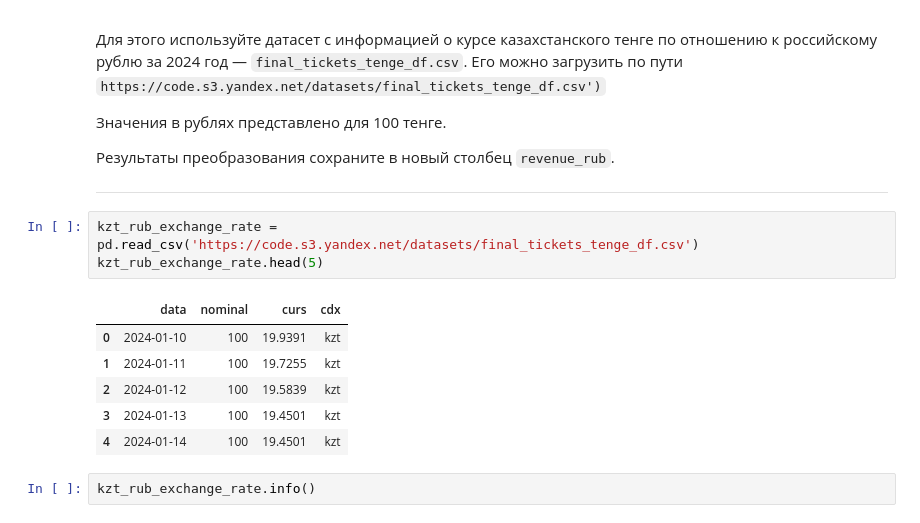
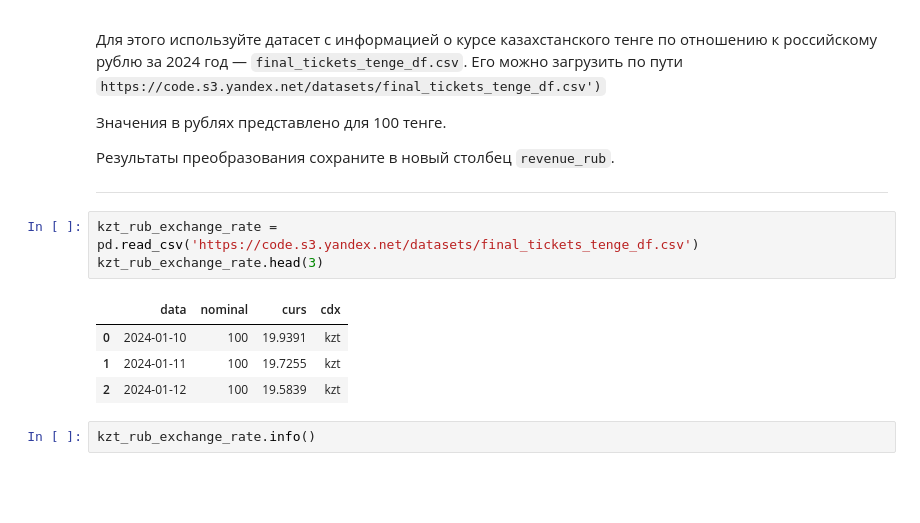
Before and after one commit to dianastepanyan034-maker/prj_yandex_afisha, a Jupyter notebook: notebook.ipynb, the cells around one changed output. Drawn from its saved outputs; the diff is of its cells as text; blank space fills up the shorter version.

```diff
--- a/notebook.ipynb
+++ b/notebook.ipynb
@@ -255,14 +377,12 @@ memory usage: 33.3+ MB
 ---
 # %%
 kzt_rub_exchange_rate = pd.read_csv('https://code.s3.yandex.net/datasets/final_tickets_tenge_df.csv')
-kzt_rub_exchange_rate.head(5)
+kzt_rub_exchange_rate.head(3)
 # %% [output]
 |  | data | nominal | curs | cdx |
 | 0 | 2024-01-10 | 100 | 19.9391 | kzt |
 | 1 | 2024-01-11 | 100 | 19.7255 | kzt |
 | 2 | 2024-01-12 | 100 | 19.5839 | kzt |
-| 3 | 2024-01-13 | 100 | 19.4501 | kzt |
-| 4 | 2024-01-14 | 100 | 19.4501 | kzt |
 # %%
 kzt_rub_exchange_rate.info()
 # %% [output]
```
Also changed, not shown: parts of 84 cells of this notebook, 1 other file.
